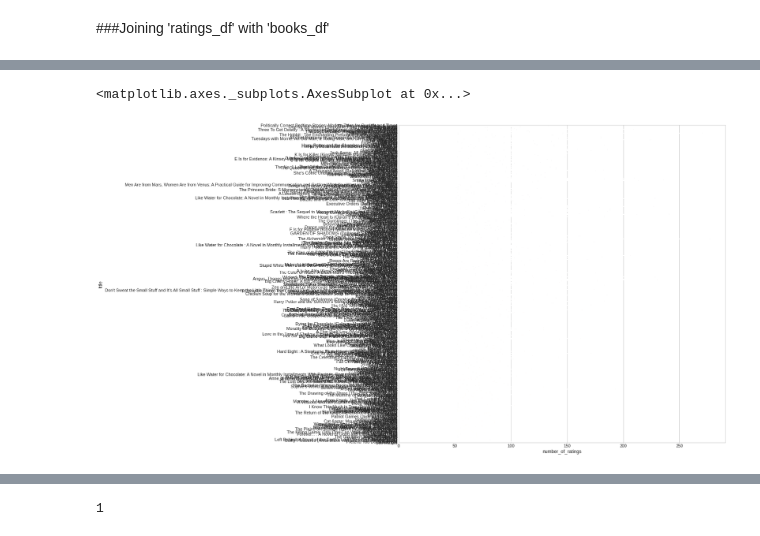
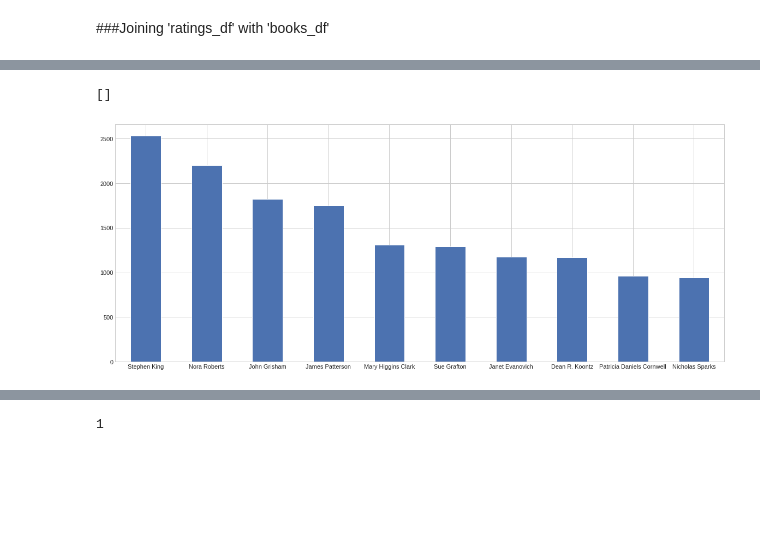
Before and after one commit to chvikas/Book-Recommendation-System, a Jupyter notebook: Book_Recommendation_System_Unsupervised_ML.ipynb, the cells around one changed output, grey strips where cells are left out. Drawn from its saved outputs; the diff is of its cells as text; code cells hidden in the pictures; blank space fills up the shorter version.

```diff
--- a/Book_Recommendation_System_Unsupervised_ML.ipynb
+++ b/Book_Recommendation_System_Unsupervised_ML.ipynb
@@ -346,9 +507,9 @@ sns.barplot(x='rating', y='title', data=top_ten,palette='inferno')
-# %%
-top_rated=final_rating[final_rating['rating']==10]
-
-plt.style.use('seaborn-whitegrid')
-plt.figure(figsize=[15,15])
-sns.barplot(x='number_of_ratings', y='title', data=top_rated,palette='inferno')
-# %% [output]
-<matplotlib.axes._subplots.AxesSubplot at 0x...>
-[figure, removed]
+# %%
+#top 10 authors with highest mentions
+top10_mention = final_rating['author'].value_counts()[:10]
+plt.figure(figsize=[20,8])
+ax = top10_mention.plot.bar(x='lab', y='val', rot=0)
+plt.plot()
+# %% [output]
+[]
+[figure, added]
```
Also changed, not shown: parts of 32 cells of this notebook.
